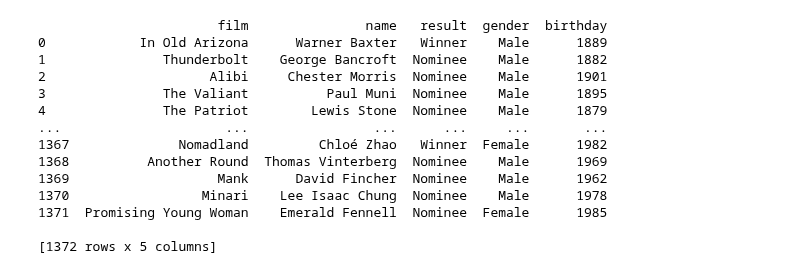
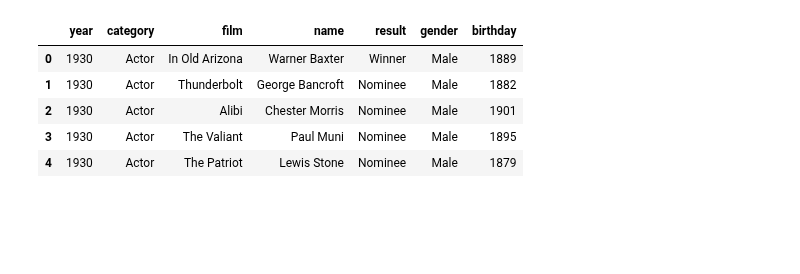
Before and after one commit to omasamo/Final-Project-JEM207, a Jupyter notebook: Statistical_analysis.ipynb, the cells around one changed output. Cells and saved outputs as stored; diff of their text form; code cells hidden in the pictures; blank space fills up the shorter version.

```diff
--- a/Statistical_analysis.ipynb
+++ b/Statistical_analysis.ipynb
@@ -4,24 +7,13 @@ import os
 # %%
-data = pd.read_csv("individuals.csv")
+data = pd.read_csv("Individuals.csv")
+data.head()
+# %% [output]
+|  | year | category | film | name | result | gender | birthday |
+| 0 | 1930 | Actor | In Old Arizona | Warner Baxter | Winner | Male | 1889 |
+| 1 | 1930 | Actor | Thunderbolt | George Bancroft | Nominee | Male | 1882 |
+| 2 | 1930 | Actor | Alibi | Chester Morris | Nominee | Male | 1901 |
+| 3 | 1930 | Actor | The Valiant | Paul Muni | Nominee | Male | 1895 |
+| 4 | 1930 | Actor | The Patriot | Lewis Stone | Nominee | Male | 1879 |
-# %%
-print(data)
-hashmap = {}
-for name in data["name"]:
-# %% [output]
-                       film               name   result  gender  birthday
-0            In Old Arizona      Warner Baxter   Winner    Male      1889
-1               Thunderbolt    George Bancroft  Nominee    Male      1882
-2                     Alibi     Chester Morris  Nominee    Male      1901
-3               The Valiant          Paul Muni  Nominee    Male      1895
-4               The Patriot        Lewis Stone  Nominee    Male      1879
-...                     ...                ...      ...     ...       ...
-1367              Nomadland         Chloé Zhao   Winner  Female      1982
-1368          Another Round  Thomas Vinterberg  Nominee    Male      1969
-1369                   Mank      David Fincher  Nominee    Male      1962
-1370                 Minari    Lee Isaac Chung  Nominee    Male      1978
-1371  Promising Young Woman    Emerald Fennell  Nominee  Female      1985
-
-[1372 rows x 5 columns]
 # %%
 hashmap = {}
 for names in data["name"]:
```
Also changed, not shown: parts of 9 cells of this notebook, 1 other file.
